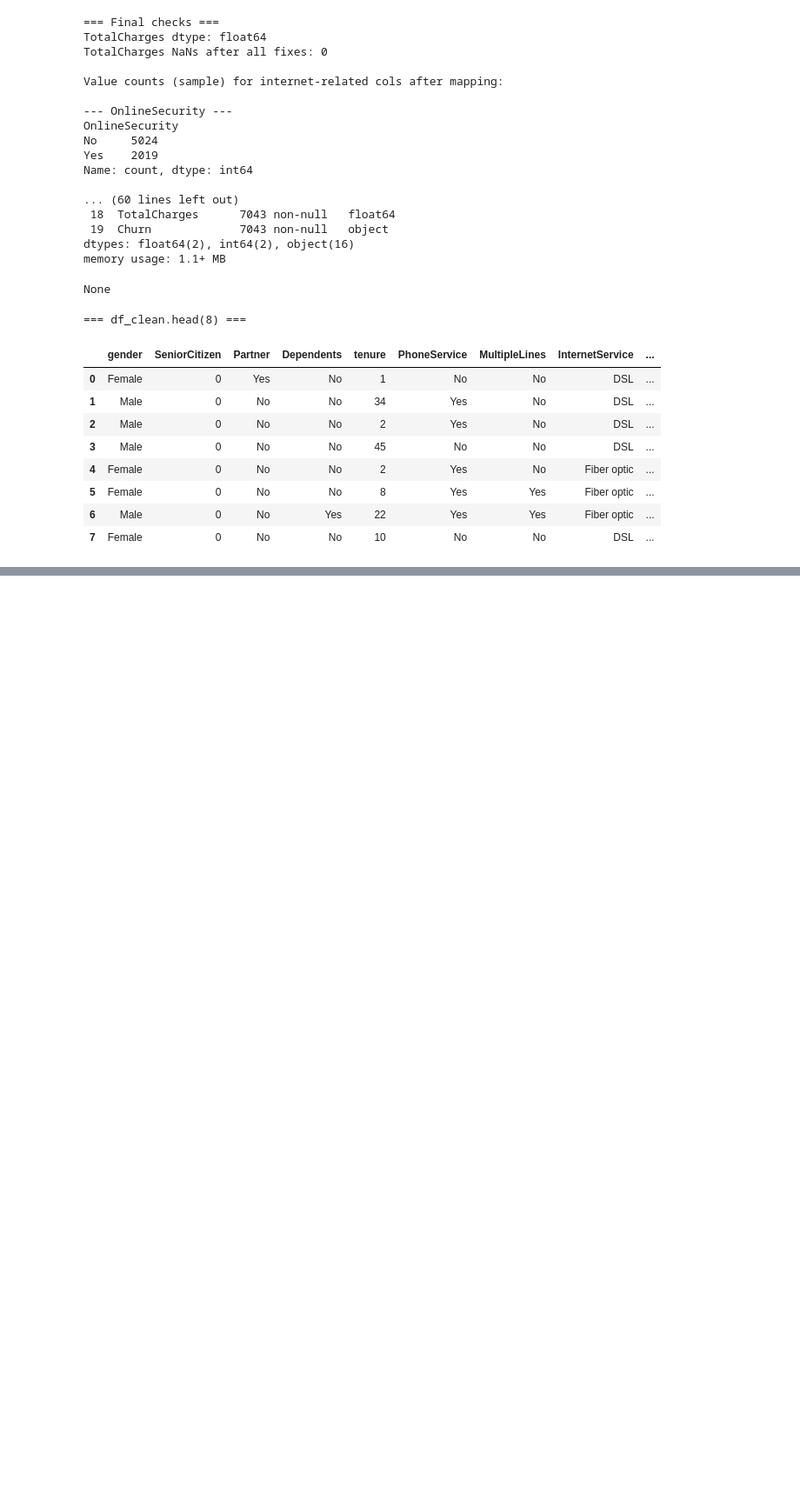
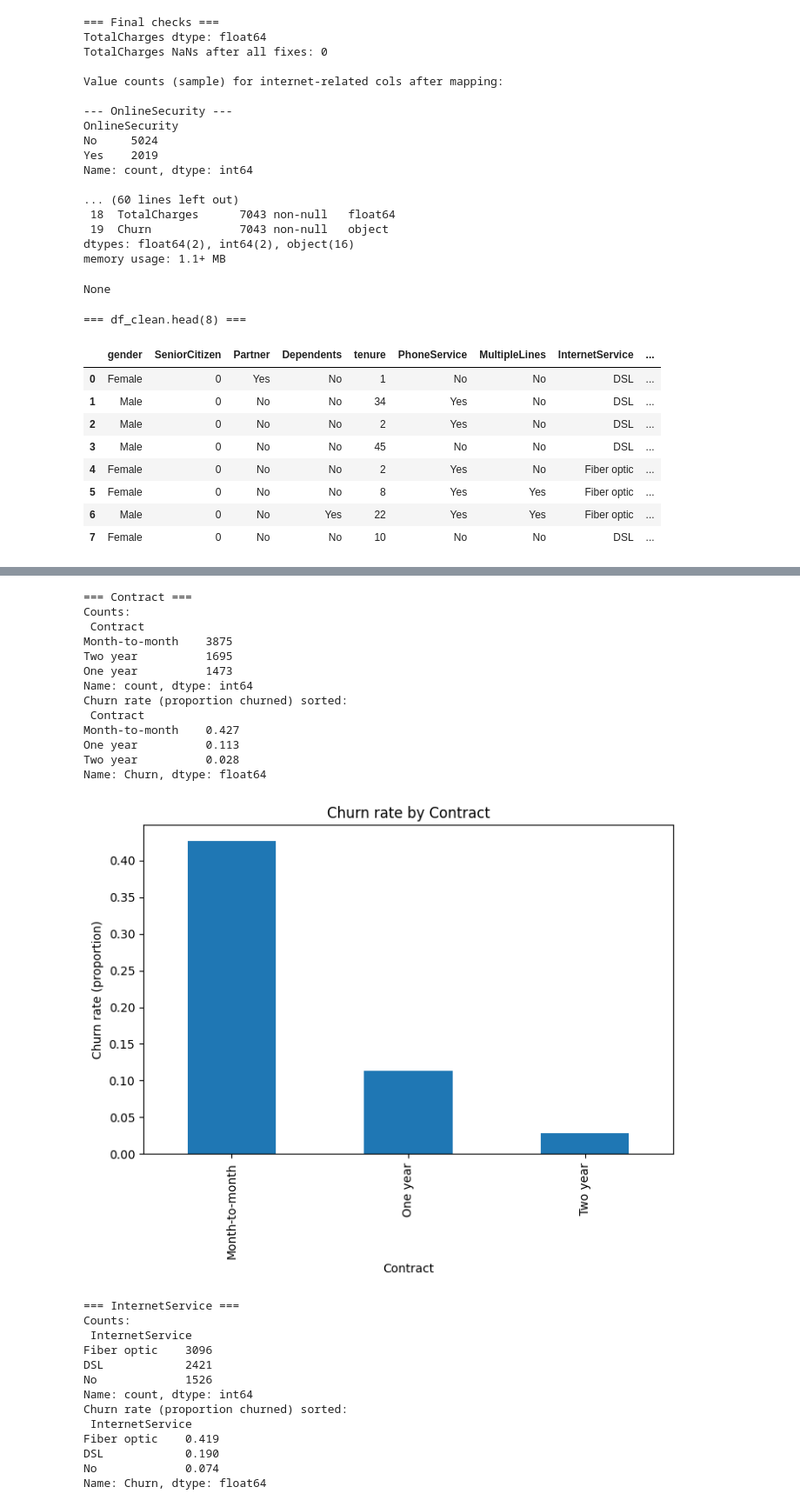
Before and after one commit to yahyaCS/AIP22-featureEngineering, a Jupyter notebook: fe.ipynb, the cells around one changed output, grey strips where cells are left out. Shown at 87% size. Saved outputs shown, nothing was run; the diff lists cells and outputs as text; code cells hidden in the pictures; blank space fills up the shorter version.

```diff
--- a/fe.ipynb
+++ b/fe.ipynb
@@ -355,0 +453,44 @@ None
+# %%
+cat_cols = ['Contract', 'InternetService', 'PaymentMethod', 'MultipleLines', 'PaperlessBilling', 'gender']
+for c in cat_cols:
+    if c not in df_clean.columns:
+        continue
+    counts = df_clean[c].value_counts()
+    churn_rate = df_clean.groupby(c)['Churn'].apply(lambda s: (s=='Yes').mean())
+    print(f"\n=== {c} ===")
+    print("Counts:\n", counts)
+    print("Churn rate (proportion churned) sorted:\n", churn_rate.sort_values(ascending=False).round(3))
+    # bar: churn rate
+    fig, ax = plt.subplots()
+    churn_rate.sort_values(ascending=False).plot(kind='bar', ax=ax)
+    ax.set_ylabel('Churn rate (proportion)')
+    ax.set_title(f'Churn rate by {c}')
+    plt.show()
+# %% [output]
+=== Contract ===
+Counts:
+ Contract
+Month-to-month    3875
+Two year          1695
+One year          1473
+Name: count, dtype: int64
+Churn rate (proportion churned) sorted:
+ Contract
+Month-to-month    0.427
+One year          0.113
+Two year          0.028
+Name: Churn, dtype: float64
+[figure, added]
+=== InternetService ===
+Counts:
+ InternetService
+Fiber optic    3096
+DSL            2421
+No             1526
+Name: count, dtype: int64
+Churn rate (proportion churned) sorted:
+ InternetService
+Fiber optic    0.419
+DSL            0.190
+No             0.074
+Name: Churn, dtype: float64
```
Also changed, not shown: parts of 8 cells of this notebook.
